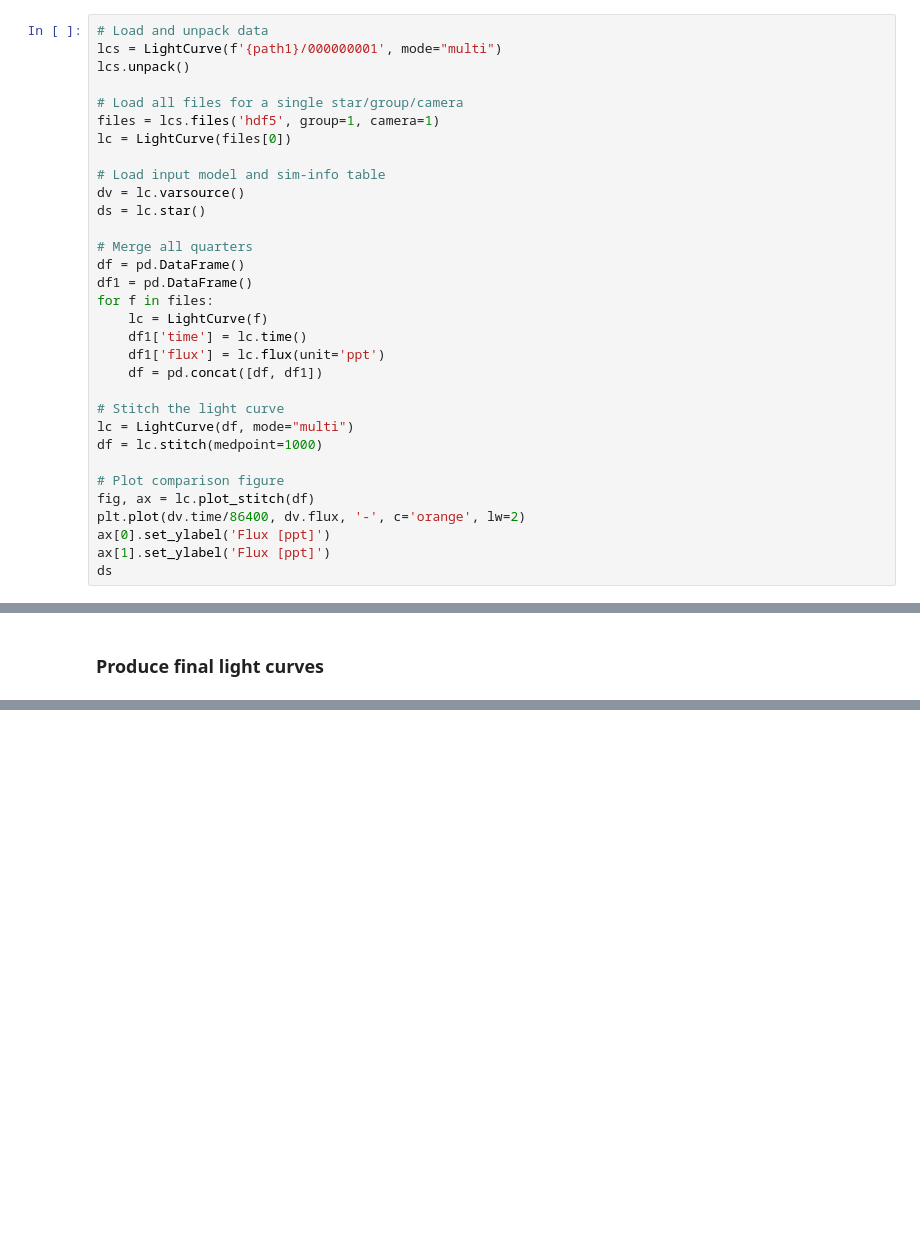
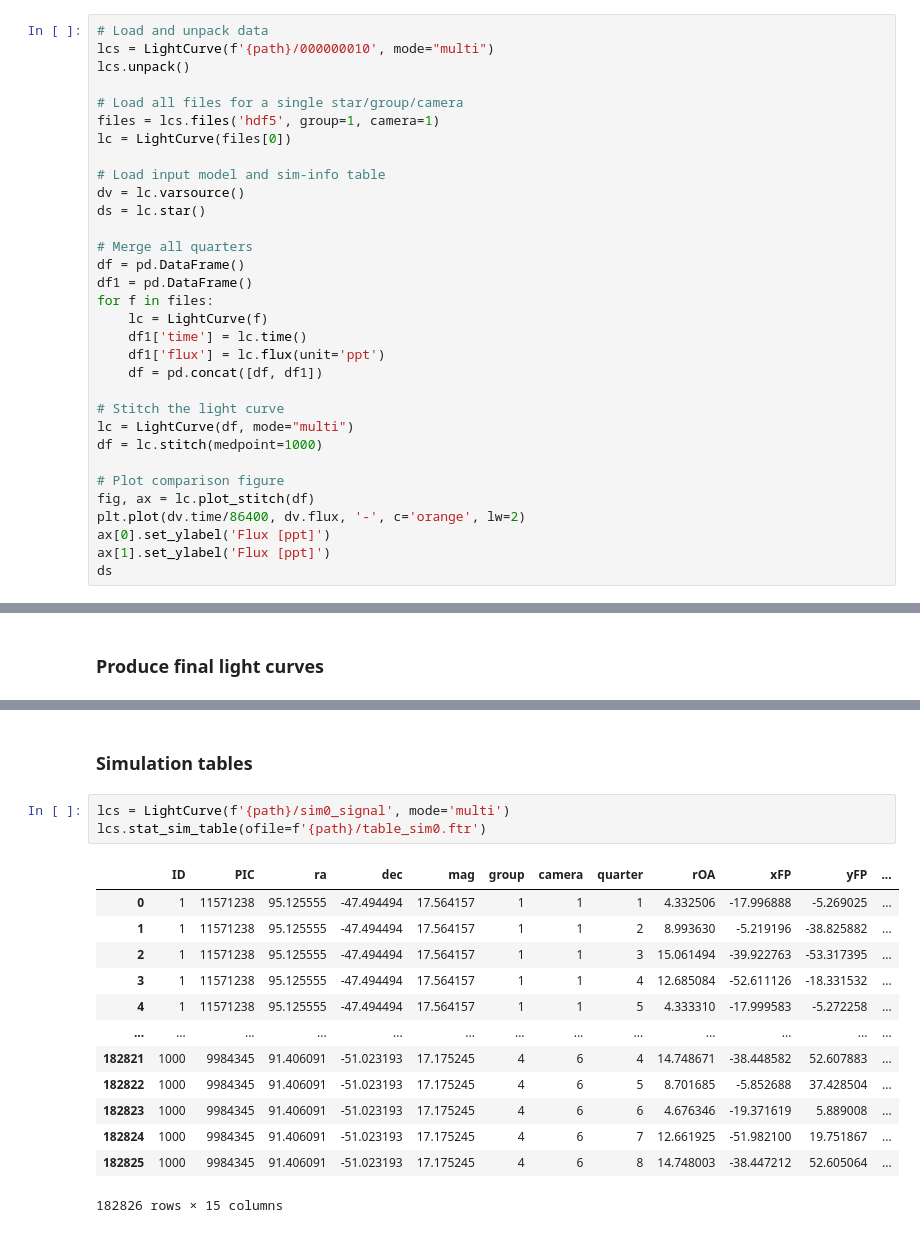
Before and after one commit to ivs-kuleuven/platosim3, a Jupyter notebook: docs/technicalnotes/PLATO-CS/SMBHB.ipynb, the cells around one changed output, grey strips where cells are left out. Drawn from its saved outputs; the diff is of its cells as text; blank space fills up the shorter version.

```diff
--- a/docs/technicalnotes/PLATO-CS/SMBHB.ipynb
+++ b/docs/technicalnotes/PLATO-CS/SMBHB.ipynb
@@ -142,7 +144,7 @@ lcs1 = LightCurve(path1, mode="multi")
 ### Test single camera light curve
 # %%
 # Load and unpack data
-lcs = LightCurve(f'{path1}/000000001', mode="multi")
+lcs = LightCurve(f'{path}/000000010', mode="multi")
 lcs.unpack()
 
 # Load all files for a single star/group/camera
@@ -255,0 +297,19 @@ Name: 0, dtype: object
+# %% [markdown]
+### Simulation tables
+# %%
+lcs = LightCurve(f'{path}/sim0_signal', mode='multi')
+lcs.stat_sim_table(ofile=f'{path}/table_sim0.ftr')
+# %% [output]
+|  | ID | PIC | ra | dec | mag | group | camera | quarter | rOA | xFP | yFP | ... |
+| 0 | 1 | 11571238 | 95.125555 | -47.494494 | 17.564157 | 1 | 1 | 1 | 4.332506 | -17.996888 | -5.269025 | ... |
+| 1 | 1 | 11571238 | 95.125555 | -47.494494 | 17.564157 | 1 | 1 | 2 | 8.993630 | -5.219196 | -38.825882 | ... |
+| 2 | 1 | 11571238 | 95.125555 | -47.494494 | 17.564157 | 1 | 1 | 3 | 15.061494 | -39.922763 | -53.317395 | ... |
+| 3 | 1 | 11571238 | 95.125555 | -47.494494 | 17.564157 | 1 | 1 | 4 | 12.685084 | -52.611126 | -18.331532 | ... |
+| 4 | 1 | 11571238 | 95.125555 | -47.494494 | 17.564157 | 1 | 1 | 5 | 4.333310 | -17.999583 | -5.272258 | ... |
+| ... | ... | ... | ... | ... | ... | ... | ... | ... | ... | ... | ... | ... |
+| 182821 | 1000 | 9984345 | 91.406091 | -51.023193 | 17.175245 | 4 | 6 | 4 | 14.748671 | -38.448582 | 52.607883 | ... |
+| 182822 | 1000 | 9984345 | 91.406091 | -51.023193 | 17.175245 | 4 | 6 | 5 | 8.701685 | -5.852688 | 37.428504 | ... |
+| 182823 | 1000 | 9984345 | 91.406091 | -51.023193 | 17.175245 | 4 | 6 | 6 | 4.676346 | -19.371619 | 5.889008 | ... |
+| 182824 | 1000 | 9984345 | 91.406091 | -51.023193 | 17.175245 | 4 | 6 | 7 | 12.661925 | -51.982100 | 19.751867 | ... |
+| 182825 | 1000 | 9984345 | 91.406091 | -51.023193 | 17.175245 | 4 | 6 | 8 | 14.748003 | -38.447212 | 52.605064 | ... |
+182826 rows × 15 columns
```
Also changed, not shown: parts of 8 cells of this notebook, 5 other files.
